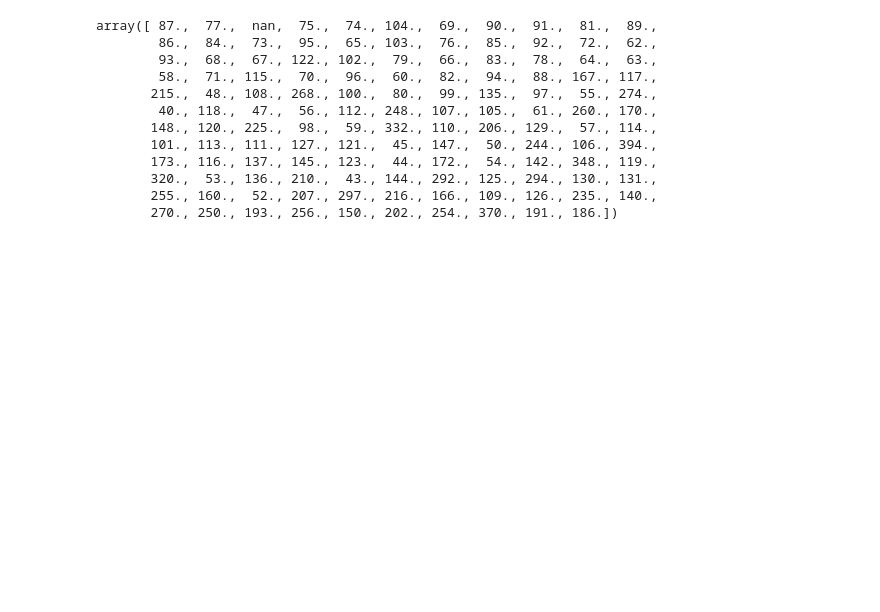
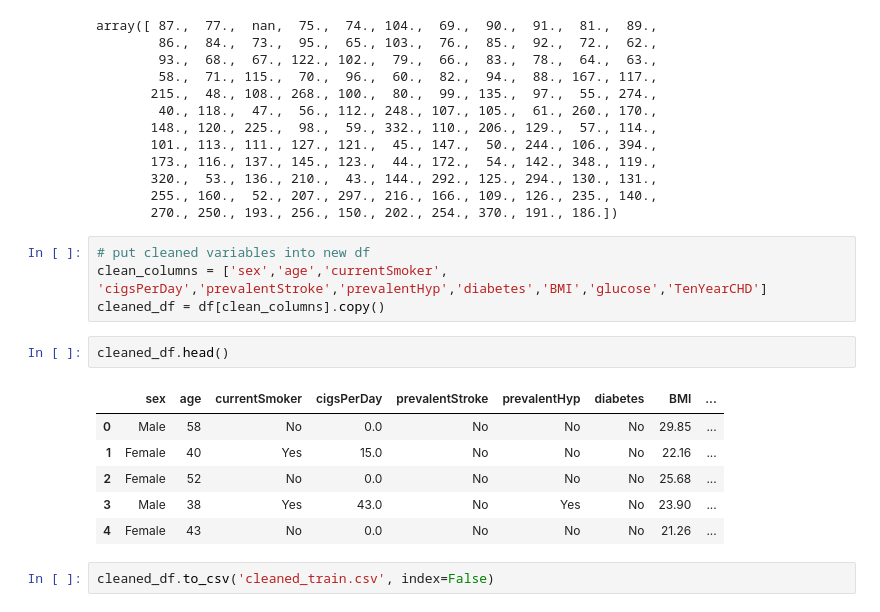
Before and after one commit to angelahjhong/project-2, a Jupyter notebook: CHD_traincleaning.ipynb, the cells around one changed output. Cells and saved outputs as stored; diff of their text form; blank space fills up the shorter version.

Commit message:
final cleaned train data

```diff
--- a/CHD_traincleaning.ipynb
+++ b/CHD_traincleaning.ipynb
@@ -239,3 +239,18 @@ array([ 87.,  77.,  nan,  75.,  74., 104.,  69.,  90.,  91.,  81.,  89.,
        320.,  53., 136., 210.,  43., 144., 292., 125., 294., 130., 131.,
        255., 160.,  52., 207., 297., 216., 166., 109., 126., 235., 140.,
        270., 250., 193., 256., 150., 202., 254., 370., 191., 186.])
+# %%
+# put cleaned variables into new df
+clean_columns = ['sex','age','currentSmoker', 'cigsPerDay','prevalentStroke','prevalentHyp','diabetes','BMI','glucose','TenYearCHD']
+cleaned_df = df[clean_columns].copy()
+# %%
+cleaned_df.head()
+# %% [output]
+|  | sex | age | currentSmoker | cigsPerDay | prevalentStroke | prevalentHyp | diabetes | BMI | ... |
+| 0 | Male | 58 | No | 0.0 | No | No | No | 29.85 | ... |
+| 1 | Female | 40 | Yes | 15.0 | No | No | No | 22.16 | ... |
+| 2 | Female | 52 | No | 0.0 | No | No | No | 25.68 | ... |
+| 3 | Male | 38 | Yes | 43.0 | No | Yes | No | 23.90 | ... |
+| 4 | Female | 43 | No | 0.0 | No | No | No | 21.26 | ... |
+# %%
+cleaned_df.to_csv('cleaned_train.csv', index=False)
```
